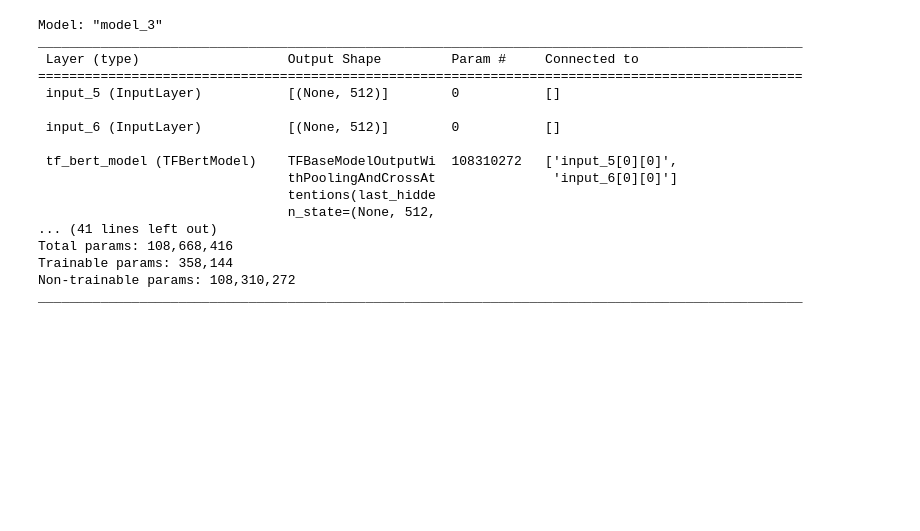
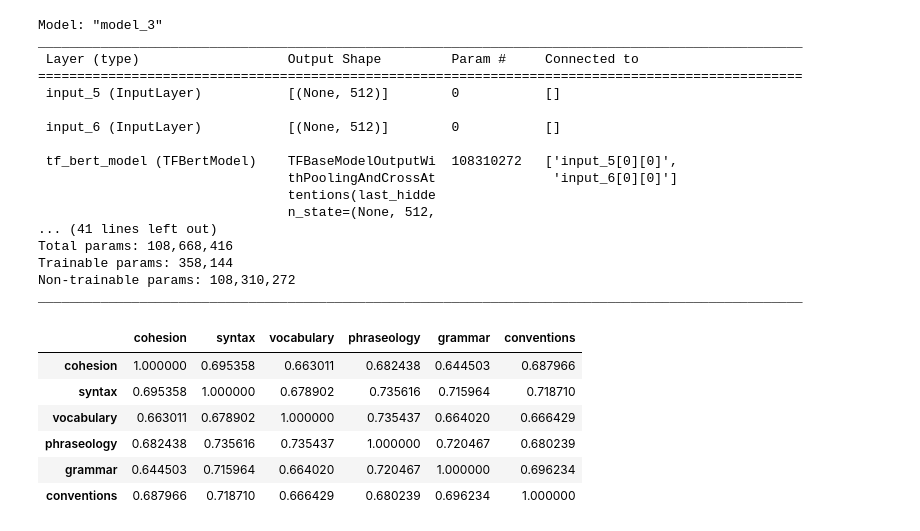
Before and after one commit to AImeetsAG/English-Language-Learning-Feedback-Machine-Learning-Competition, a Jupyter notebook: Vocabulary_Arpan.ipynb, the cells around one changed output. Saved outputs shown, nothing was run; the diff lists cells and outputs as text; code cells hidden in the pictures; blank space fills up the shorter version.

```diff
--- a/Vocabulary_Arpan.ipynb
+++ b/Vocabulary_Arpan.ipynb
@@ -352,0 +558,11 @@ ________________________________________________________________________________
+# %%
+classifier = XGBRegressor()
+data_train.head(1100).corr()
+# %% [output]
+|  | cohesion | syntax | vocabulary | phraseology | grammar | conventions |
+| cohesion | 1.000000 | 0.695358 | 0.663011 | 0.682438 | 0.644503 | 0.687966 |
+| syntax | 0.695358 | 1.000000 | 0.678902 | 0.735616 | 0.715964 | 0.718710 |
+| vocabulary | 0.663011 | 0.678902 | 1.000000 | 0.735437 | 0.664020 | 0.666429 |
+| phraseology | 0.682438 | 0.735616 | 0.735437 | 1.000000 | 0.720467 | 0.680239 |
+| grammar | 0.644503 | 0.715964 | 0.664020 | 0.720467 | 1.000000 | 0.696234 |
+| conventions | 0.687966 | 0.718710 | 0.666429 | 0.680239 | 0.696234 | 1.000000 |
```
Also changed, not shown: parts of 48 cells of this notebook, 2 other files.
